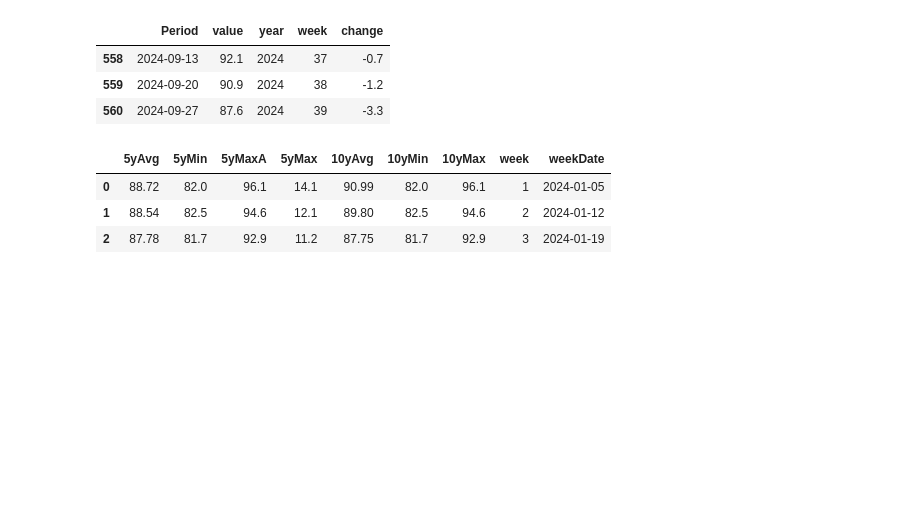
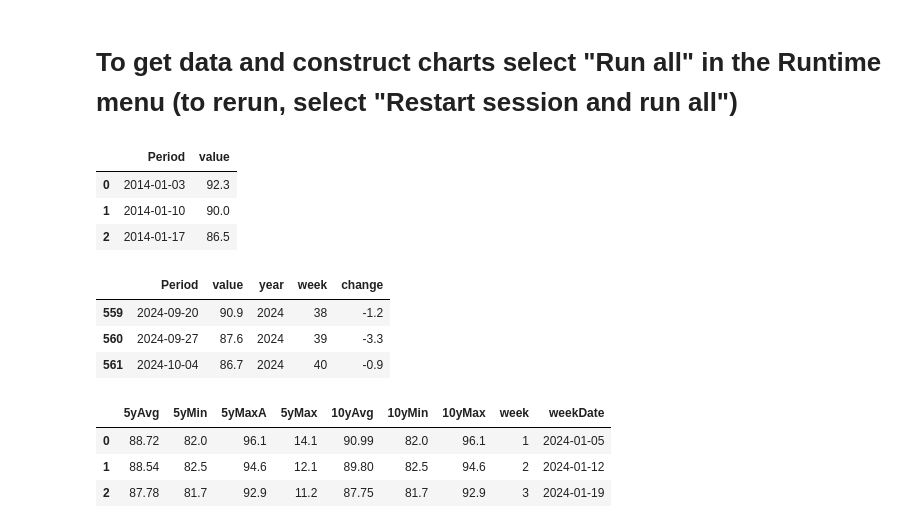
Before and after one commit to JozefSL/pyNotes, a Jupyter notebook: EIA/weeklyXlsRefineryUtilizationAndChanges.ipynb, the cells around one changed output. Saved outputs shown, nothing was run; the diff lists cells and outputs as text; code cells hidden in the pictures; blank space fills up the shorter version.

```diff
--- a/EIA/weeklyXlsRefineryUtilizationAndChanges.ipynb
+++ b/EIA/weeklyXlsRefineryUtilizationAndChanges.ipynb
@@ -1,5 +1,7 @@
 # %% [markdown]
 <a href="https://colab.research.google.com/github/JozefSL/pyNotes/blob/main/EIA/weeklyXlsRefineryUtilizationAndChanges.ipynb" target="_parent"><img src="https://colab.research.google.com/assets/colab-badge.svg" alt="Open In Colab"/></a>
+# %% [markdown]
+# To get data and construct charts select "Run all" in the Runtime menu  (to rerun, select "Restart session and run all")
 # %%
 import pandas as pd
 import requests
@@ -17,18 +11,26 @@ response = requests.get(url + 'WPULEUS3')
+# %%
+file = r"https://ir.eia.gov/wpsr/psw02.xls"
+df = pd.read_excel(file, sheet_name='Data 1', skiprows=1633, usecols=[0,19]) #index_col=0, , nrows=numRows)
+df.columns = ['Period', 'value']
+df.head(3)
+# %% [output]
+|  | Period | value |
+| 0 | 2014-01-03 | 92.3 |
+| 1 | 2014-01-10 | 90.0 |
+| 2 | 2014-01-17 | 86.5 |
 # %%
-df = pd.DataFrame(response.json().get('response').get('data'))[['period','value']]
-df.columns = ['Period', 'value']
 df['Period'] = df['Period'].apply(pd.to_datetime)
 df['value'] = pd.to_numeric(df['value'], errors='coerce') # errors='coerce' will replace invalid values with NaN
 #df.value = (df.value/1).round(1) #.astype('Int64')
 df['year'] = df['Period'].dt.year
 df['week'] = df['Period'].dt.isocalendar().week
 df['change'] = df['value'] - df['value'].shift(1)
 df.tail(3)
 # %% [output]
 |  | Period | value | year | week | change |
-| 558 | 2024-09-13 | 92.1 | 2024 | 37 | -0.7 |
 | 559 | 2024-09-20 | 90.9 | 2024 | 38 | -1.2 |
 | 560 | 2024-09-27 | 87.6 | 2024 | 39 | -3.3 |
+| 561 | 2024-10-04 | 86.7 | 2024 | 40 | -0.9 |
 # %%
 ty = df.year.iloc[-1]
 ly = ty-1
```
Also changed, not shown: parts of 6 cells of this notebook.
